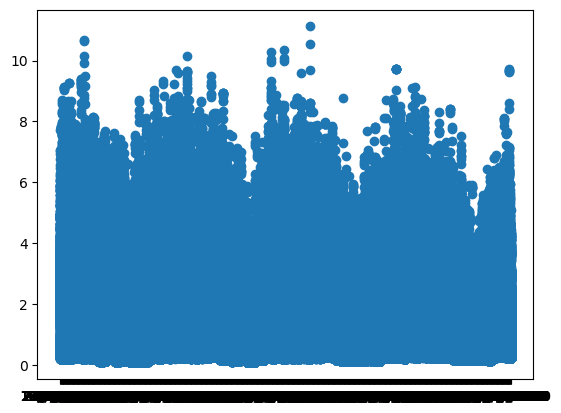
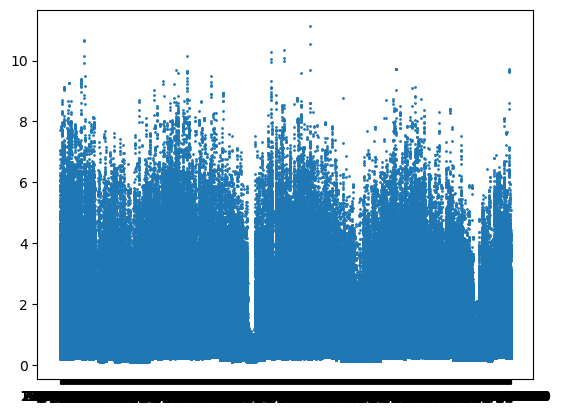
The notebook cell's code change between the first figure and the second:
--- before
+++ after
@@ -6,4 +6,6 @@
 print(y)
 
-plt.scatter(x,y)
+plt.scatter(x,y, s = 1)
+plt.title("Global_active_power vs Date")
+# plt.xlabel("Global_active_power (kilowatt)")
 plt.show()

Commit: Added a txt file describing the units the variable are in. Also added a title to the first graph.